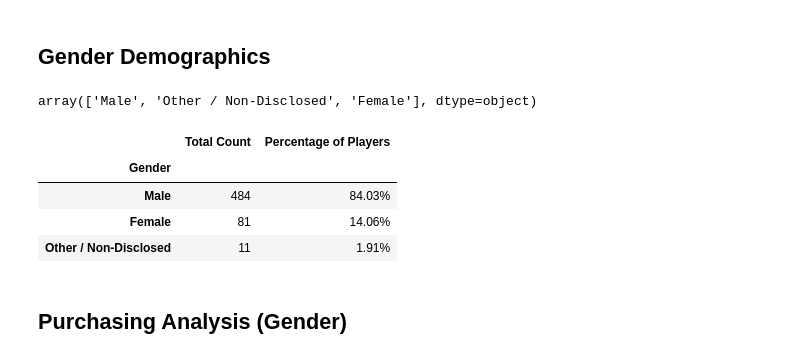
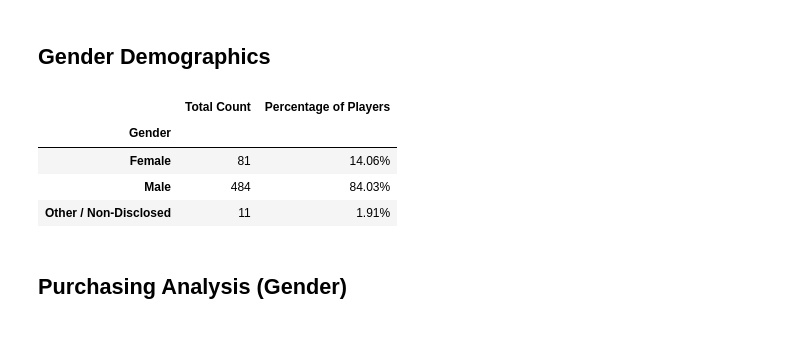
Before and after one commit to esalgado28/game-data-analysis, a Jupyter notebook: HeroesOfPymoli/HeroesOfPymoli.ipynb, the cells around one changed output. Saved outputs shown, nothing was run; the diff lists cells and outputs as text; code cells hidden in the pictures.

```diff
--- a/HeroesOfPymoli/HeroesOfPymoli.ipynb
+++ b/HeroesOfPymoli/HeroesOfPymoli.ipynb
@@ -51,40 +62,29 @@ pd.DataFrame({"Number of Unique Items": [item_count],
 | 0 | 179 | $3.05 | 780 | $2379.77 |
 # %% [markdown]
 ## Gender Demographics
-# %%
-# how many genders?
-df["Gender"].unique()
-# %% [output]
-array(['Male', 'Other / Non-Disclosed', 'Female'], dtype=object)
-# %%
-# put genders into separate data frames and get counts of unique SNs for each
-male_df = df[df["Gender"] == "Male"]
-males = len(male_df["SN"].unique())
-
-female_df = df[df["Gender"] == "Female"]
-females = len(female_df["SN"].unique())
-
-other_df = df[df["Gender"] == "Other / Non-Disclosed"]
-others = len(other_df["SN"].unique())
-
-# summarize in data frame
-gender_demo_df = pd.DataFrame({"Gender": ["Male", "Female", "Other / Non-Disclosed"],
-             "Total Count": [males, females, others],
-             "Percentage of Players": [males/player_count*100, females/player_count*100, others/player_count*100]})
-
-# format percentage column
-gender_demo_df["Percentage of Players"] = gender_demo_df["Percentage of Players"].map("{:.2f}%".format)
-
-# set index to gender
-gender_demo_df = gender_demo_df.set_index("Gender")
-
-gender_demo_df
-# %% [output]
-|  | Total Count | Percentage of Players |
-| Gender |  |  |
-| Male | 484 | 84.03% |
-| Female | 81 | 14.06% |
-| Other / Non-Disclosed | 11 | 1.91% |
+# %%
+# Group demographics data by gender
+gender_group = demographics_df.groupby("Gender")
+
+# Create new data frame based on count
+gender_demo_df = gender_group.count()
+
+# Rename columns
+gender_demo_df = gender_demo_df.rename(columns={"SN": "Total Count", "Age": "Percentage of Players"})
+
+# Calculate percentages
+gender_demo_df["Percentage of Players"] = gender_demo_df/player_count*100
+
+# Format percentage column
+gender_demo_df["Percentage of Players"] = gender_demo_df["Percentage of Players"].map("{:.2f}%".format)
+
+gender_demo_df
+# %% [output]
+|  | Total Count | Percentage of Players |
+| Gender |  |  |
+| Female | 81 | 14.06% |
+| Male | 484 | 84.03% |
+| Other / Non-Disclosed | 11 | 1.91% |
 # %% [markdown]
 ## Purchasing Analysis (Gender)
 # %%
```
Also changed, not shown: parts of 14 cells of this notebook.
